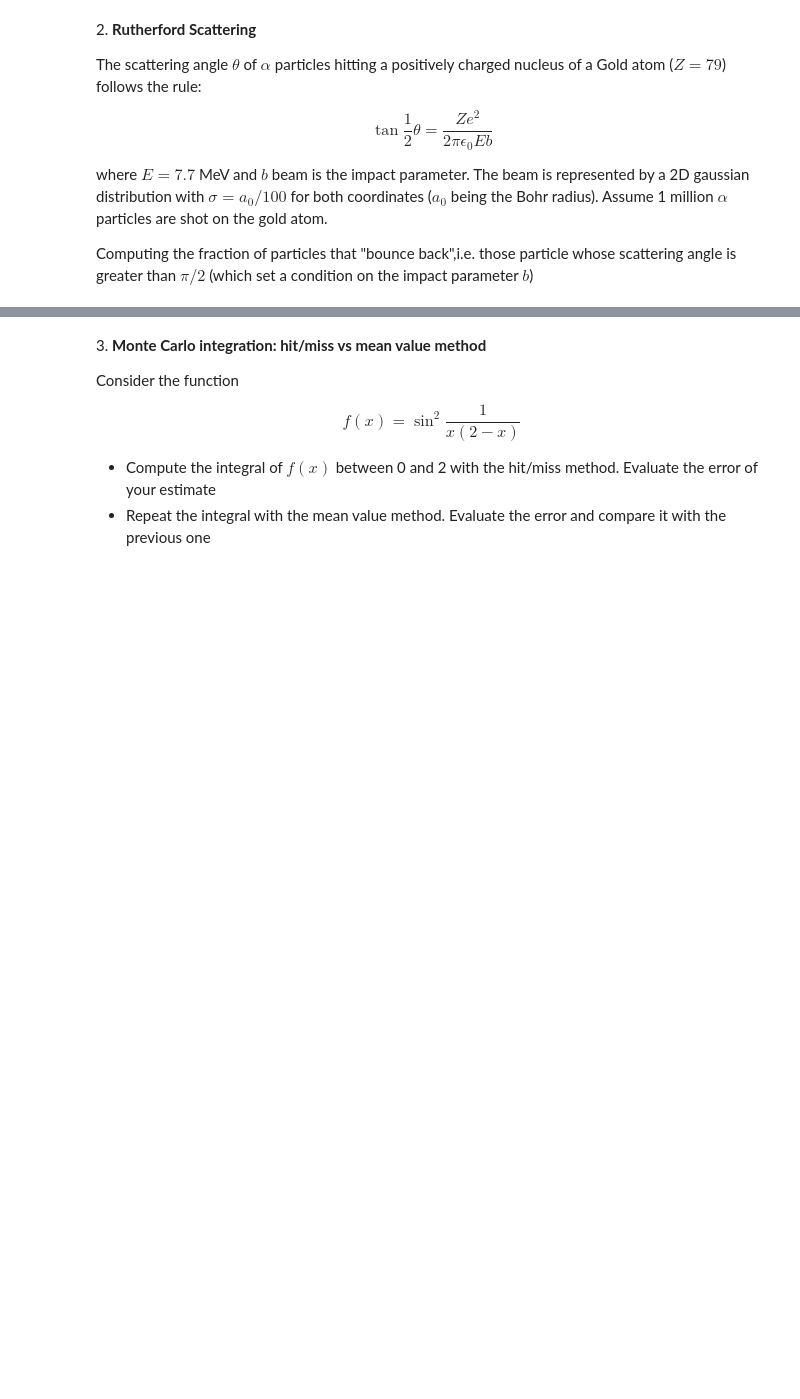
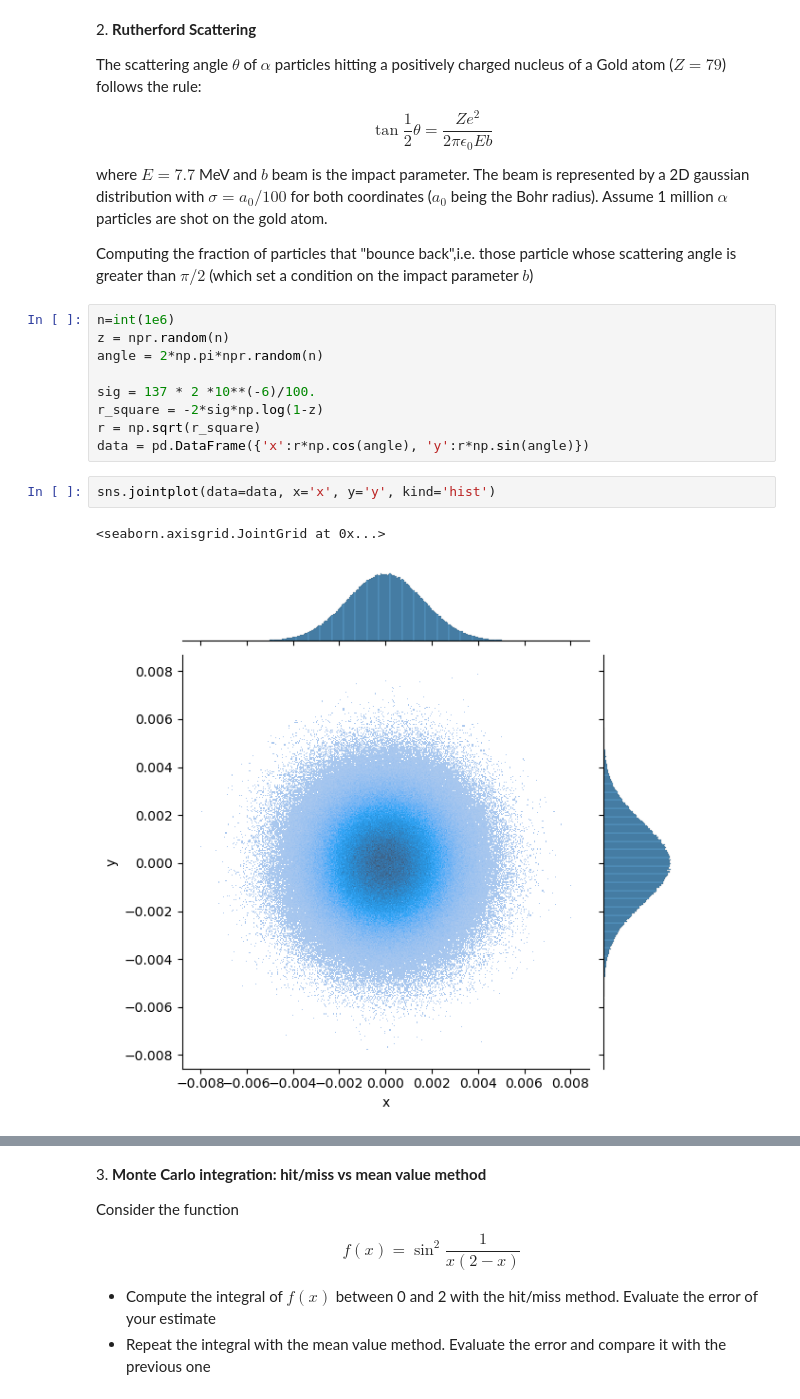
Before and after one commit to vepe99/LaboratoryOfComputationalPhysics_Y5, a Jupyter notebook: 10ex_MonteCarlo.ipynb, the cells around one changed output, grey strips where cells are left out. Cells and saved outputs as stored; diff of their text form; blank space fills up the shorter version.

```diff
--- a/10ex_MonteCarlo.ipynb
+++ b/10ex_MonteCarlo.ipynb
@@ -62,3 +86,17 @@ $$
 where $E=7.7$ MeV and $b$ beam is the impact parameter. The beam is represented by a 2D gaussian distribution with $\sigma=a_0/100$ for both coordinates ($a_0$ being the Bohr radius). Assume 1 million $\alpha$ particles are shot on the gold atom.
 
 Computing the fraction of particles that "bounce back",i.e. those particle whose scattering angle is greater than $\pi/2$ (which set a condition on the impact parameter $b$)
+# %%
+n=int(1e6)
+z = npr.random(n)
+angle = 2*np.pi*npr.random(n)
+
+sig = 137 * 2 *10**(-6)/100.
+r_square = -2*sig*np.log(1-z)
+r = np.sqrt(r_square)
+data = pd.DataFrame({'x':r*np.cos(angle), 'y':r*np.sin(angle)})
+# %%
+sns.jointplot(data=data, x='x', y='y', kind='hist')
+# %% [output]
+<seaborn.axisgrid.JointGrid at 0x...>
+[figure, added]
```
Also changed, not shown: parts of 9 cells of this notebook, 1 other file.
